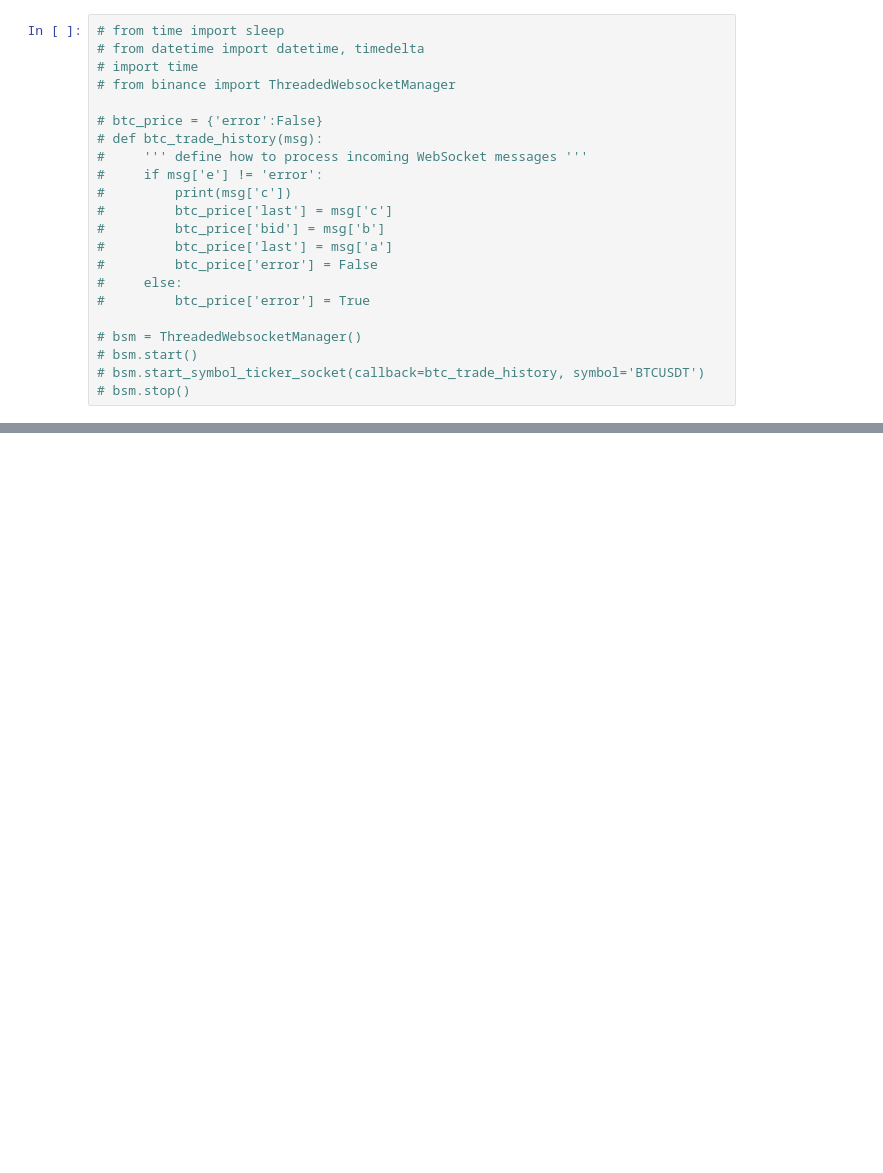
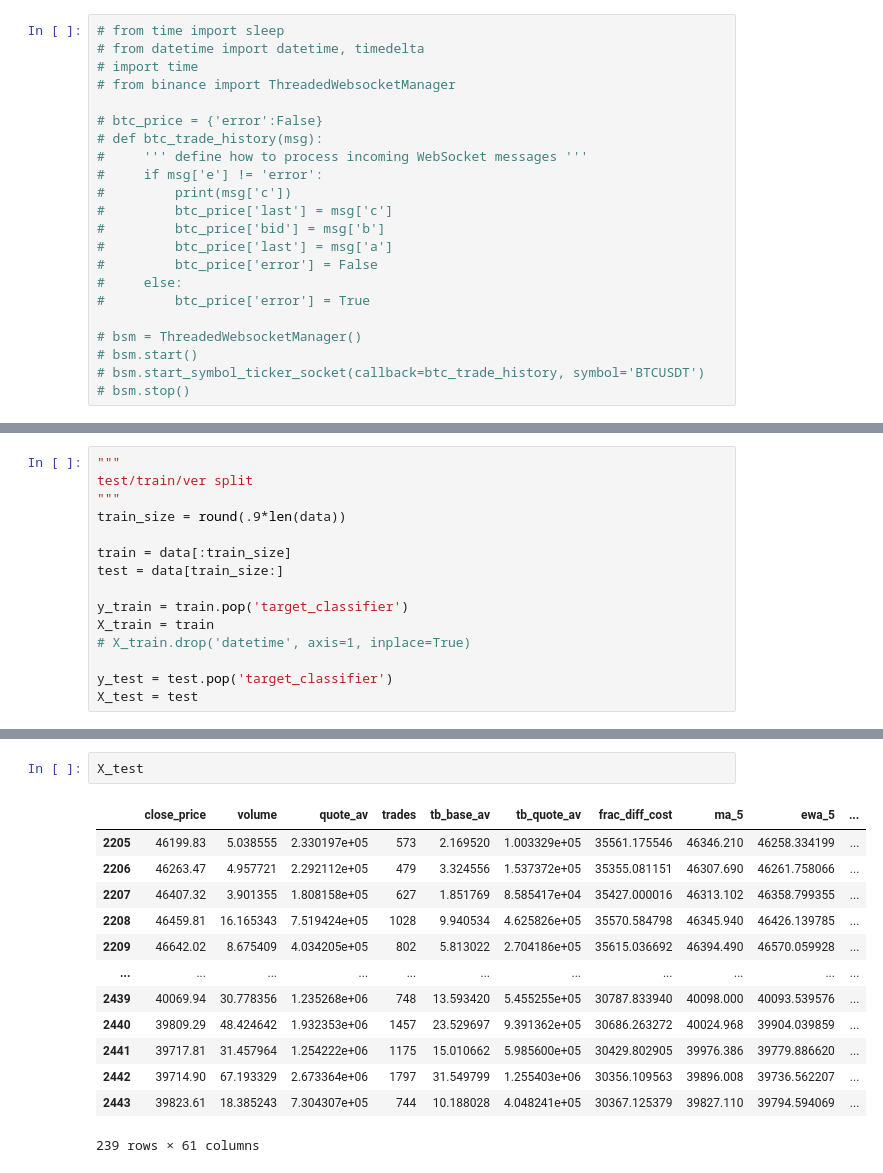
Before and after one commit to daniellkennett/Algomodule, a Jupyter notebook: platforms/Binance/binance.ipynb, the cells around one changed output, grey strips where cells are left out. Cells and saved outputs as stored; diff of their text form; blank space fills up the shorter version.

```diff
--- a/platforms/Binance/binance.ipynb
+++ b/platforms/Binance/binance.ipynb
@@ -189,0 +361,15 @@ pulling 2021-06-12 20:00:00
+# %%
+"""
+test/train/ver split
+"""
+train_size = round(.9*len(data))
+
+train = data[:train_size]
+test = data[train_size:]
+
+y_train = train.pop('target_classifier')
+X_train = train
+# X_train.drop('datetime', axis=1, inplace=True)
+
+y_test = test.pop('target_classifier')
+X_test = test
@@ -189,0 +448,16 @@ pulling 2021-06-12 20:00:00
+# %%
+X_test
+# %% [output]
+|  | close_price | volume | quote_av | trades | tb_base_av | tb_quote_av | frac_diff_cost | ma_5 | ewa_5 | ... |
+| 2205 | 46199.83 | 5.038555 | 2.330197e+05 | 573 | 2.169520 | 1.003329e+05 | 35561.175546 | 46346.210 | 46258.334199 | ... |
+| 2206 | 46263.47 | 4.957721 | 2.292112e+05 | 479 | 3.324556 | 1.537372e+05 | 35355.081151 | 46307.690 | 46261.758066 | ... |
+| 2207 | 46407.32 | 3.901355 | 1.808158e+05 | 627 | 1.851769 | 8.585417e+04 | 35427.000016 | 46313.102 | 46358.799355 | ... |
+| 2208 | 46459.81 | 16.165343 | 7.519424e+05 | 1028 | 9.940534 | 4.625826e+05 | 35570.584798 | 46345.940 | 46426.139785 | ... |
+| 2209 | 46642.02 | 8.675409 | 4.034205e+05 | 802 | 5.813022 | 2.704186e+05 | 35615.036692 | 46394.490 | 46570.059928 | ... |
+| ... | ... | ... | ... | ... | ... | ... | ... | ... | ... | ... |
+| 2439 | 40069.94 | 30.778356 | 1.235268e+06 | 748 | 13.593420 | 5.455255e+05 | 30787.833940 | 40098.000 | 40093.539576 | ... |
+| 2440 | 39809.29 | 48.424642 | 1.932353e+06 | 1457 | 23.529697 | 9.391362e+05 | 30686.263272 | 40024.968 | 39904.039859 | ... |
+| 2441 | 39717.81 | 31.457964 | 1.254222e+06 | 1175 | 15.010662 | 5.985600e+05 | 30429.802905 | 39976.386 | 39779.886620 | ... |
+| 2442 | 39714.90 | 67.193329 | 2.673364e+06 | 1797 | 31.549799 | 1.255403e+06 | 30356.109563 | 39896.008 | 39736.562207 | ... |
+| 2443 | 39823.61 | 18.385243 | 7.304307e+05 | 744 | 10.188028 | 4.048241e+05 | 30367.125379 | 39827.110 | 39794.594069 | ... |
+239 rows × 61 columns
```
Also changed, not shown: parts of 17 cells of this notebook, 4 other files.
